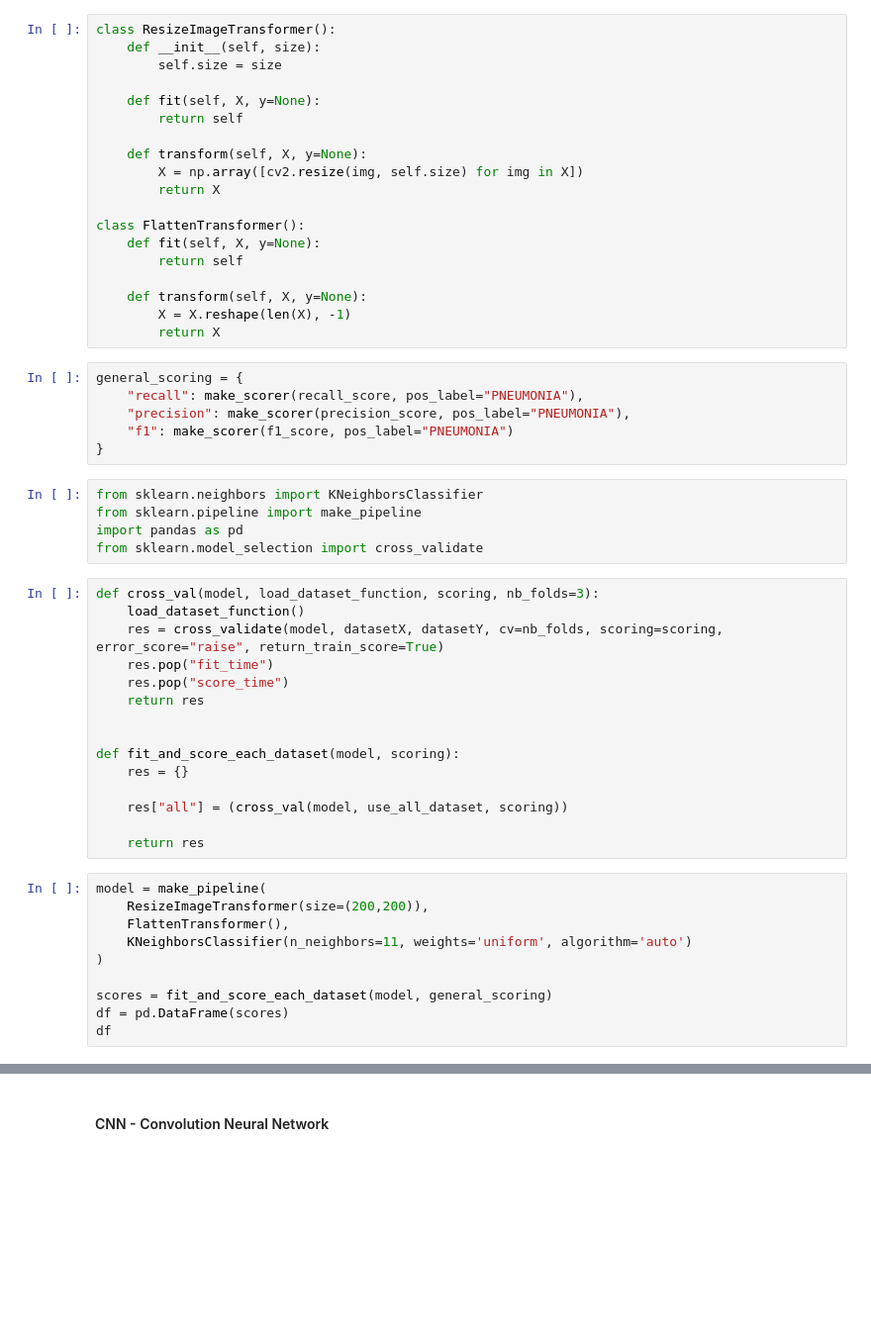
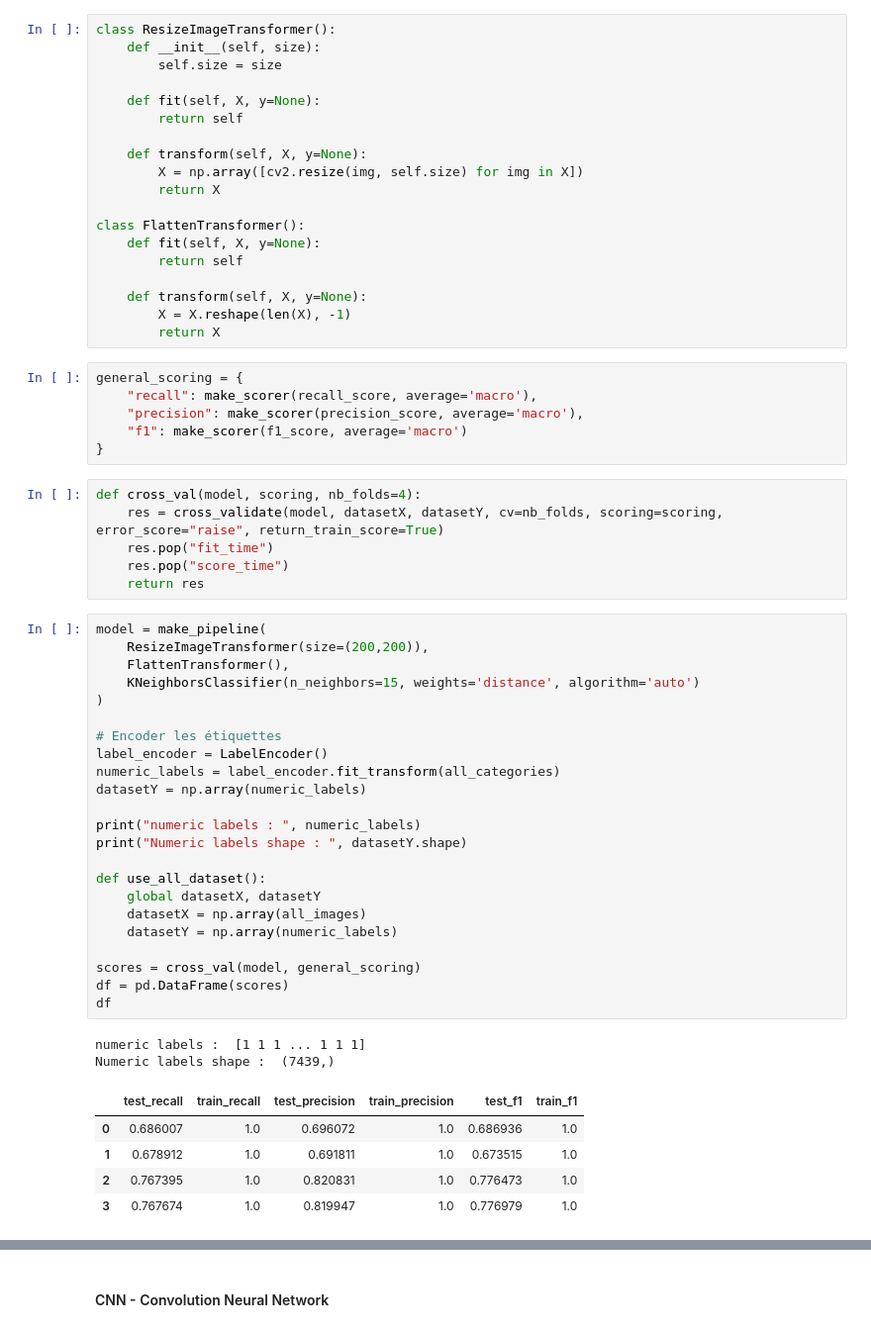
Before and after one commit to YvanDesPatates/IA_XRay_chest, a Jupyter notebook: predicting_3_classes.ipynb, the cells around one changed output, grey strips where cells are left out. Shown at 99% size. Cells and saved outputs as stored; diff of their text form; blank space fills up the shorter version.

```diff
--- a/predicting_3_classes.ipynb
+++ b/predicting_3_classes.ipynb
@@ -160,37 +166,44 @@ class FlattenTransformer():
         return X
 # %%
 general_scoring = {
-    "recall": make_scorer(recall_score, pos_label="PNEUMONIA"),
-    "precision": make_scorer(precision_score, pos_label="PNEUMONIA"),
-    "f1": make_scorer(f1_score, pos_label="PNEUMONIA")
+    "recall": make_scorer(recall_score, average='macro'),
+    "precision": make_scorer(precision_score, average='macro'),
+    "f1": make_scorer(f1_score, average='macro')
 }
-# %%
-from sklearn.neighbors import KNeighborsClassifier
-from sklearn.pipeline import make_pipeline
-import pandas as pd
-from sklearn.model_selection import cross_validate
 # %%
-def cross_val(model, load_dataset_function, scoring, nb_folds=3):
-    load_dataset_function()
+def cross_val(model, scoring, nb_folds=4):
     res = cross_validate(model, datasetX, datasetY, cv=nb_folds, scoring=scoring, error_score="raise", return_train_score=True)
     res.pop("fit_time")
     res.pop("score_time")
     return res
-
-
-def fit_and_score_each_dataset(model, scoring):
-    res = {}
-
-    res["all"] = (cross_val(model, use_all_dataset, scoring))
-
-    return res
 # %%
 model = make_pipeline(
     ResizeImageTransformer(size=(200,200)),
     FlattenTransformer(),
-    KNeighborsClassifier(n_neighbors=11, weights='uniform', algorithm='auto')
+    KNeighborsClassifier(n_neighbors=15, weights='distance', algorithm='auto')
 )
 
-scores = fit_and_score_each_dataset(model, general_scoring)
+# Encoder les étiquettes
+label_encoder = LabelEncoder()
+numeric_labels = label_encoder.fit_transform(all_categories)
+datasetY = np.array(numeric_labels)
+
+print("numeric labels : ", numeric_labels)
+print("Numeric labels shape : ", datasetY.shape)
+
+def use_all_dataset():
+    global datasetX, datasetY
+    datasetX = np.array(all_images)
+    datasetY = np.array(numeric_labels)
+
+scores = cross_val(model, general_scoring)
 df = pd.DataFrame(scores)
 df
+# %% [output]
+numeric labels :  [1 1 1 ... 1 1 1]
+Numeric labels shape :  (7439,)
+|  | test_recall | train_recall | test_precision | train_precision | test_f1 | train_f1 |
+| 0 | 0.686007 | 1.0 | 0.696072 | 1.0 | 0.686936 | 1.0 |
+| 1 | 0.678912 | 1.0 | 0.691811 | 1.0 | 0.673515 | 1.0 |
+| 2 | 0.767395 | 1.0 | 0.820831 | 1.0 | 0.776473 | 1.0 |
+| 3 | 0.767674 | 1.0 | 0.819947 | 1.0 | 0.776979 | 1.0 |
```
Also changed, not shown: parts of 22 cells of this notebook.
